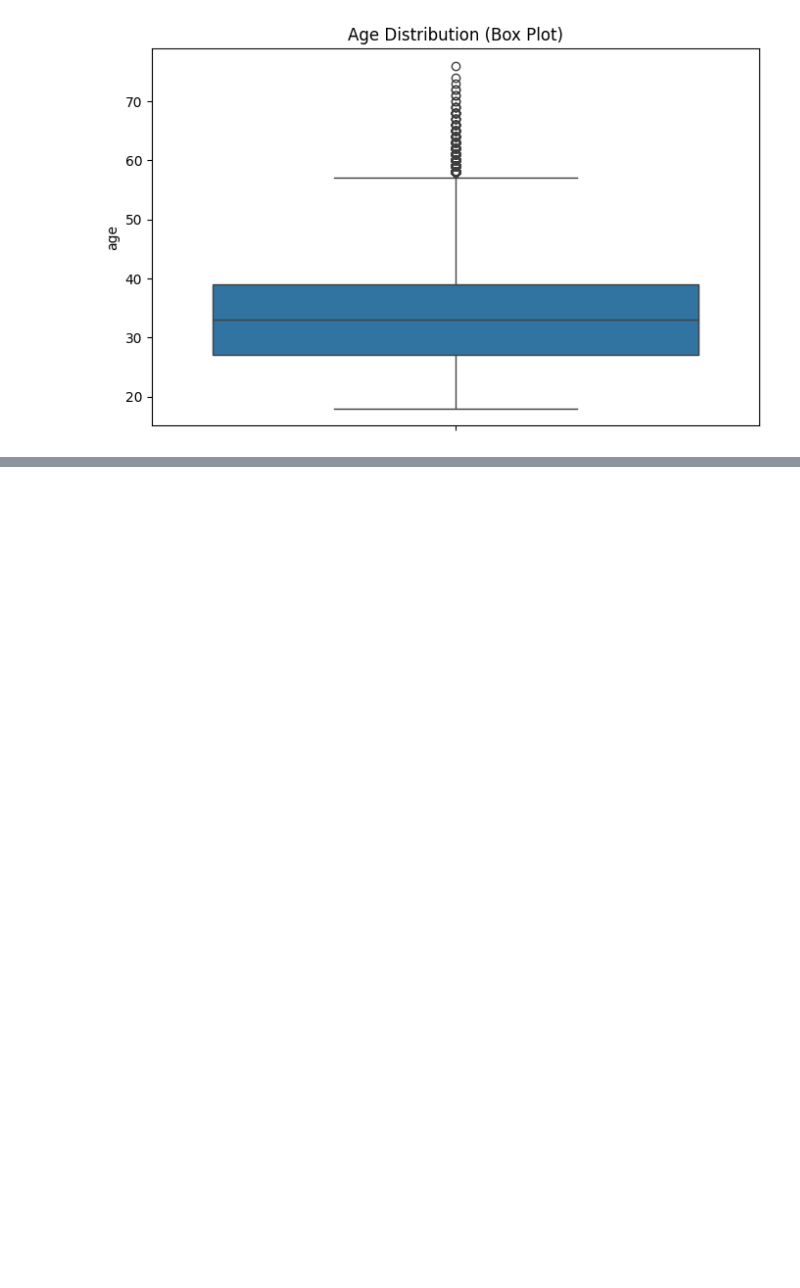
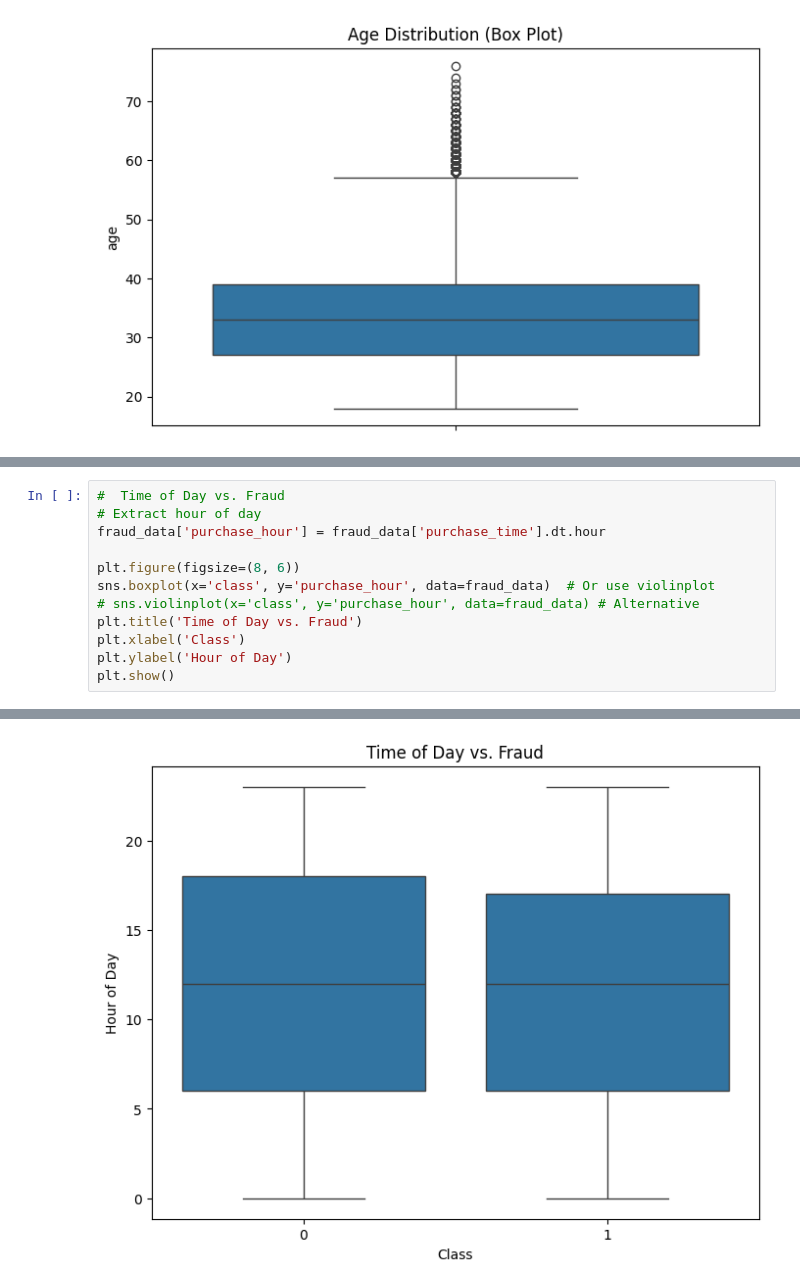
Before and after one commit to surak-alf/Fraud_Detection, a Jupyter notebook: notebook/data_analysis.ipynb, the cells around one changed output, grey strips where cells are left out. Drawn from its saved outputs; the diff is of its cells as text; blank space fills up the shorter version.

```diff
--- a/notebook/data_analysis.ipynb
+++ b/notebook/data_analysis.ipynb
@@ -118,0 +156,13 @@ univariate_analysis(fraud_data)
+# %%
+#  Time of Day vs. Fraud
+# Extract hour of day
+fraud_data['purchase_hour'] = fraud_data['purchase_time'].dt.hour
+
+plt.figure(figsize=(8, 6))
+sns.boxplot(x='class', y='purchase_hour', data=fraud_data)  # Or use violinplot
+# sns.violinplot(x='class', y='purchase_hour', data=fraud_data) # Alternative
+plt.title('Time of Day vs. Fraud')
+plt.xlabel('Class')
+plt.ylabel('Hour of Day')
+plt.show()
+# %% [output]
@@ -118,0 +171 @@ univariate_analysis(fraud_data)
+[figure, added]
```
Also changed, not shown: parts of 18 cells of this notebook.
